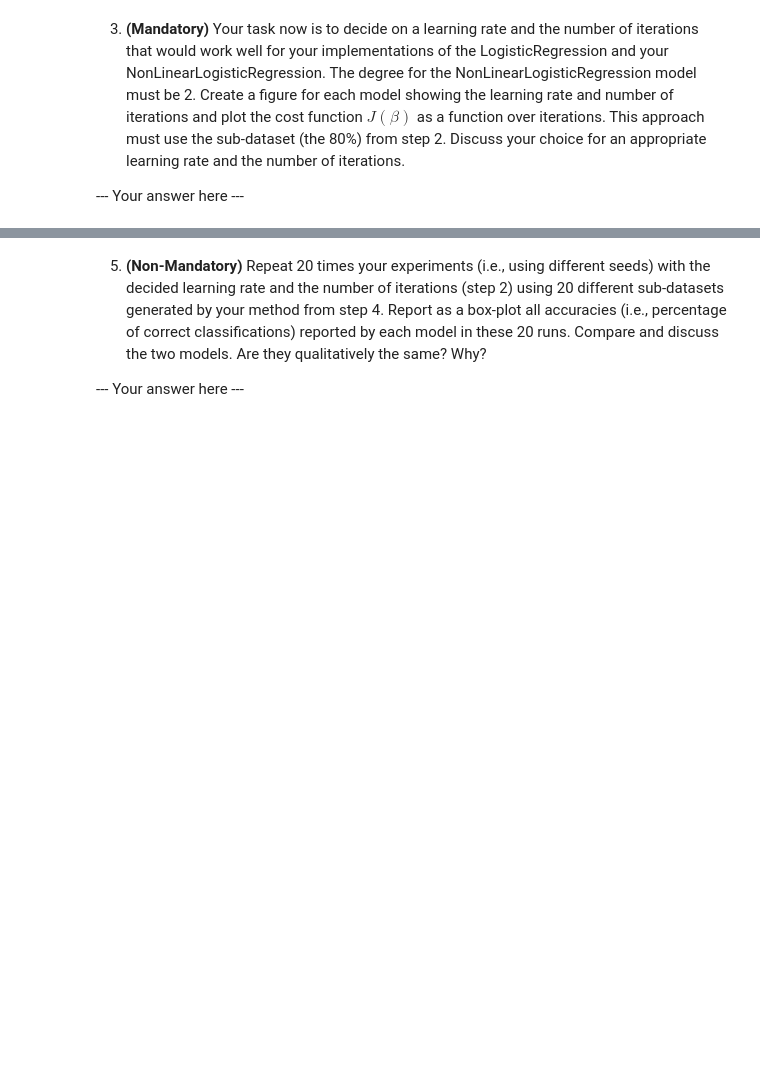
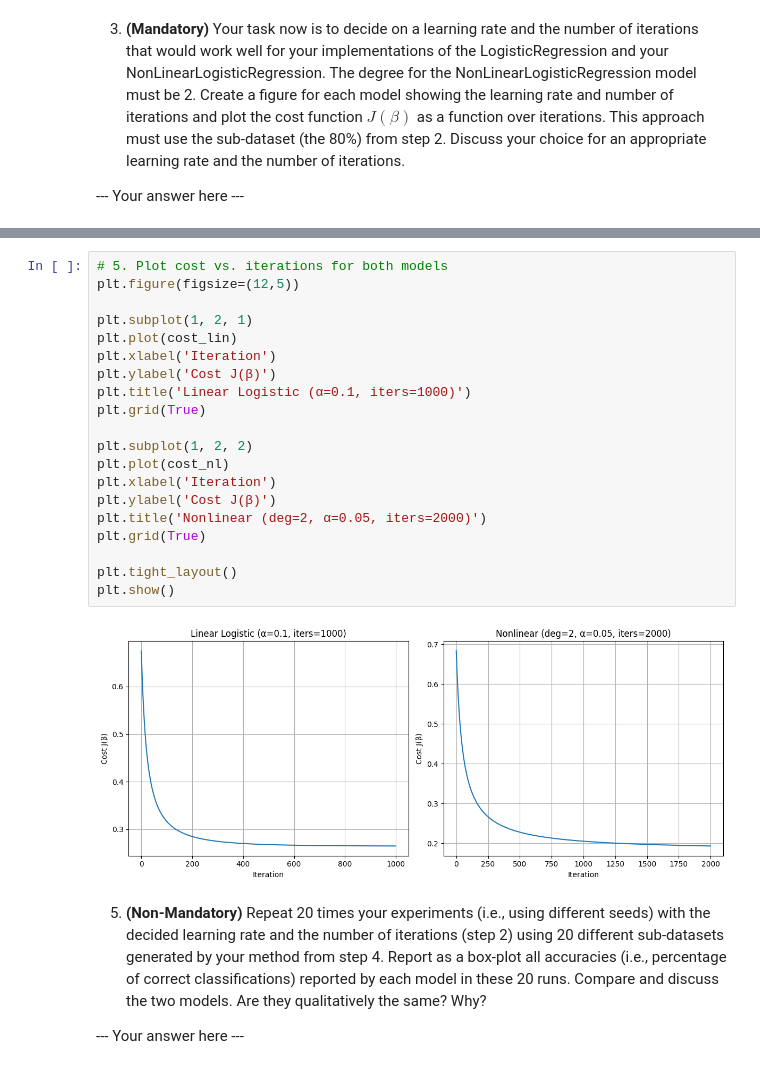
Before and after one commit to abdi221/ML_A2, a Jupyter notebook: A2-2025/aa226wu_A2.ipynb, the cells around one changed output, grey strips where cells are left out. Saved outputs shown, nothing was run; the diff lists cells and outputs as text; blank space fills up the shorter version.

```diff
--- a/A2-2025/aa226wu_A2.ipynb
+++ b/A2-2025/aa226wu_A2.ipynb
@@ -408,3 +439,25 @@ Validation accuracy: 89.82%
+# %%
+# 5. Plot cost vs. iterations for both models
+plt.figure(figsize=(12,5))
+
+plt.subplot(1, 2, 1)
+plt.plot(cost_lin)
+plt.xlabel('Iteration')
+plt.ylabel('Cost J(β)')
+plt.title('Linear Logistic (α=0.1, iters=1000)')
+plt.grid(True)
+
+plt.subplot(1, 2, 2)
+plt.plot(cost_nl)
+plt.xlabel('Iteration')
+plt.ylabel('Cost J(β)')
+plt.title('Nonlinear (deg=2, α=0.05, iters=2000)')
+plt.grid(True)
+
+plt.tight_layout()
+plt.show()
+# %% [output]
+[figure, added]
 # %% [markdown]
 5. **(Non-Mandatory)** Repeat 20 times your experiments (i.e., using different seeds) with the decided learning rate and the number of iterations (step 2) using 20 different sub-datasets generated by your method from step 4. Report as a box-plot all accuracies (i.e., percentage of correct classifications) reported by each model in these 20 runs. Compare and discuss the two models. Are they qualitatively the same? Why?
 
```
Also changed, not shown: parts of 2 cells of this notebook, 1 other file.
